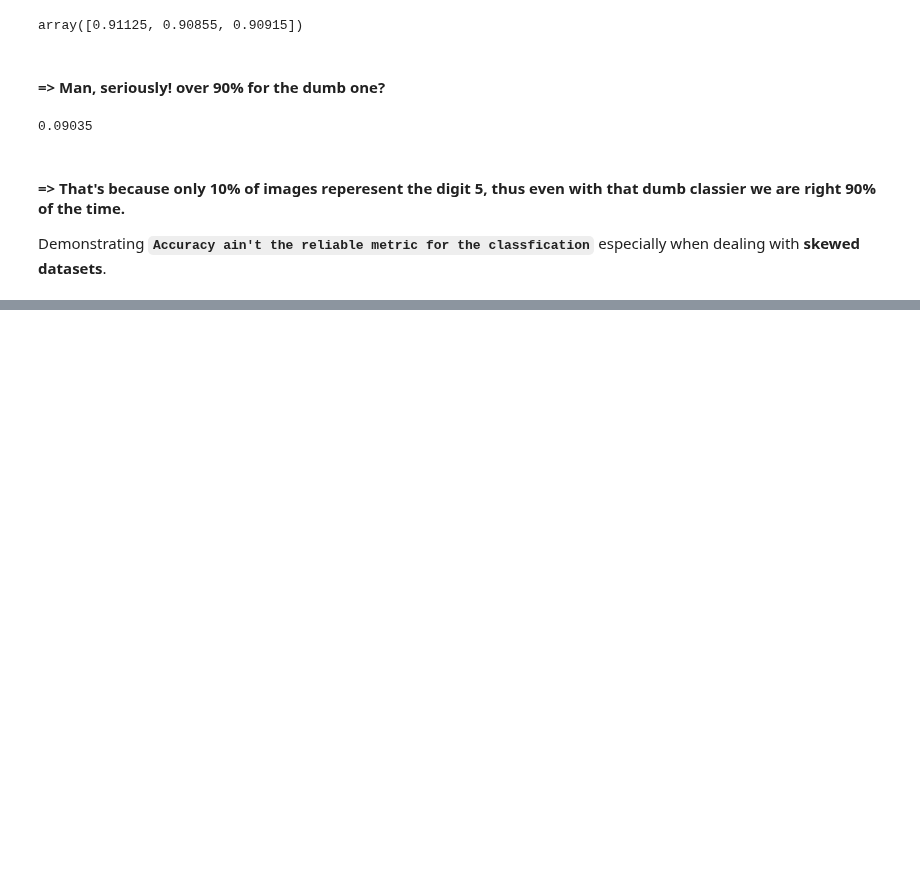
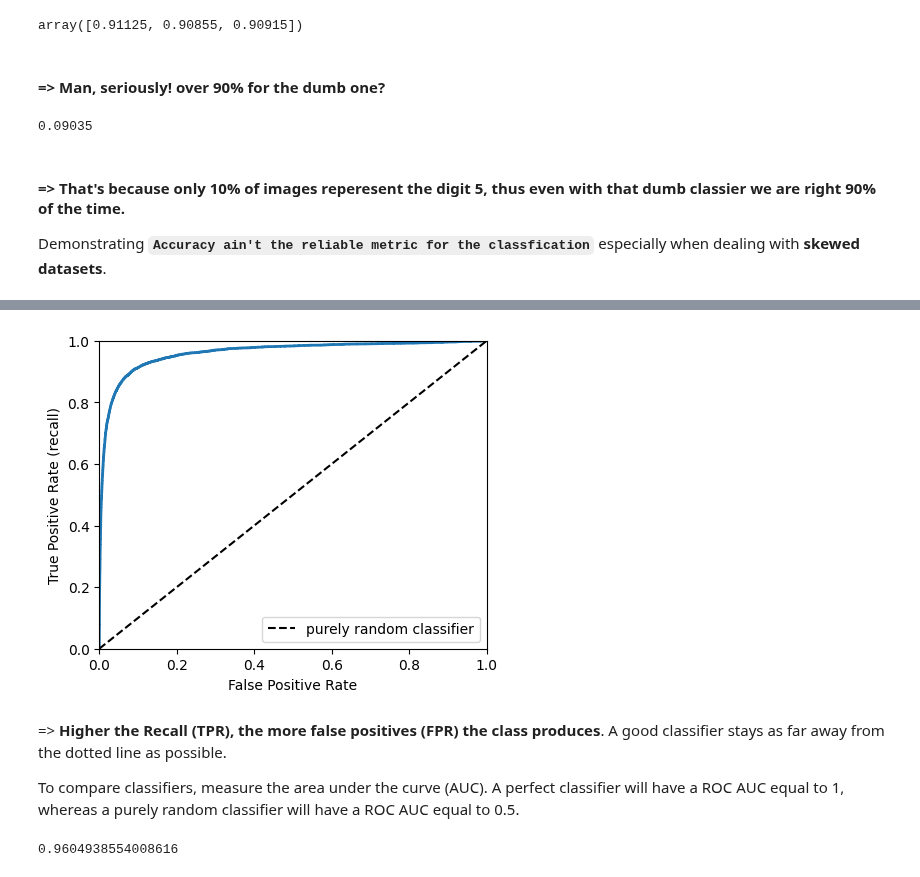
Before and after one commit to suryanshyaknow/machine-learning, a Jupyter notebook: in2__classification/in1__classification.ipynb, the cells around one changed output, grey strips where cells are left out. Cells and saved outputs as stored; diff of their text form; code cells hidden in the pictures; blank space fills up the shorter version.

Commit message:
covered ROC Curve

```diff
--- a/in2__classification/in1__classification.ipynb
+++ b/in2__classification/in1__classification.ipynb
@@ -421,0 +427,31 @@ Recall:  0.4799852425751706
+# %%
+from sklearn.metrics import roc_curve
+
+fpr, tpr, thresholds = roc_curve(y_train_5, y_scores)
+# %%
+## Plot ROC curve
+
+def plot_roc_curve(fpr, tpr, label=None):
+    plt.figure(figsize=(5,4))
+    plt.plot(fpr, tpr, linewidth=2, label=label)
+    plt.plot([0,1], [0,1], 'k--', label="purely random classifier")
+    plt.xlabel("False Positive Rate")
+    plt.ylabel("True Positive Rate (recall)")
+    plt.axis([0, 1, 0, 1])
+    plt.legend()
+
+
+plot_roc_curve(fpr, tpr)
+# %% [output]
+[figure, added]
+# %% [markdown]
+=> **Higher the Recall (TPR), the more false positives (FPR) the class produces**. A good classifier stays as far away from the dotted line as possible.
+
+To compare classifiers, measure the area under the curve (AUC). A perfect classifier will have a ROC AUC equal to 1, whereas a purely random classifier will have a ROC AUC equal to 0.5.
+# %%
+## Compute ROC AUC score
+from sklearn.metrics import roc_auc_score
+
+roc_auc_score(y_train_5, y_scores)
+# %% [output]
+0.9604938554008616
```
Also changed, not shown: parts of 78 cells of this notebook.
